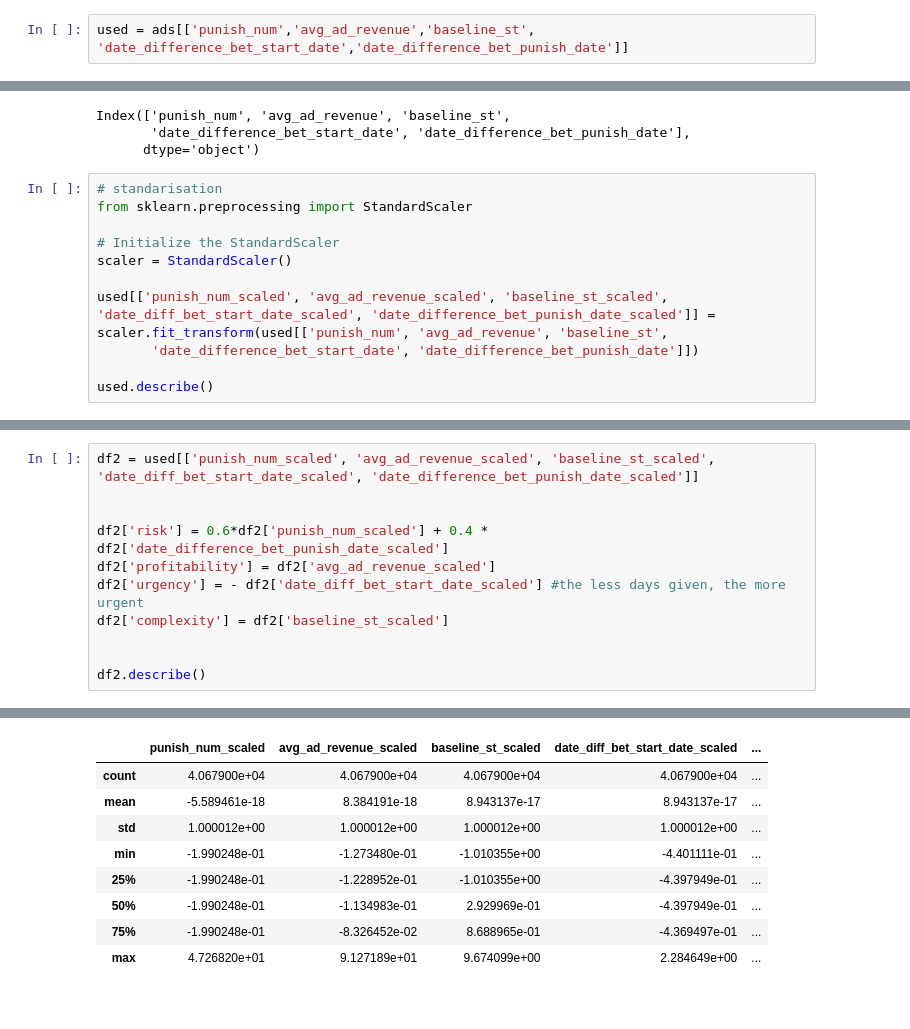
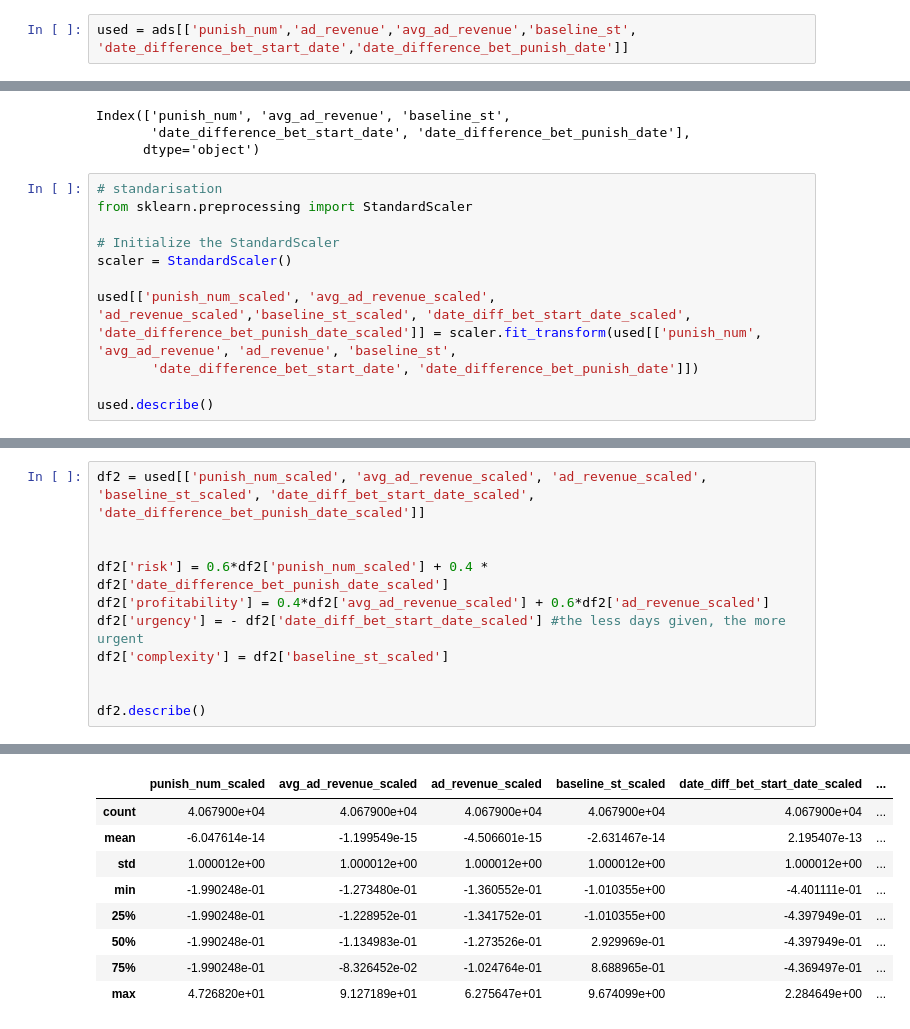
Before and after one commit to liuchennn1414/TikTok_Hungry_Ads, a Jupyter notebook: ads.ipynb, the cells around one changed output, grey strips where cells are left out. Cells and saved outputs as stored; diff of their text form.

```diff
--- a/ads.ipynb
+++ b/ads.ipynb
@@ -203,5 +129,5 @@ plt.show()
 # %%
-used = ads[['punish_num','avg_ad_revenue','baseline_st', 'date_difference_bet_start_date','date_difference_bet_punish_date']]
+used = ads[['punish_num','ad_revenue','avg_ad_revenue','baseline_st', 'date_difference_bet_start_date','date_difference_bet_punish_date']]
 # %%
 used.describe()
 # %% [output]
@@ -227,7 +153,7 @@ from sklearn.preprocessing import StandardScaler
 # Initialize the StandardScaler
 scaler = StandardScaler()
 
-used[['punish_num_scaled', 'avg_ad_revenue_scaled', 'baseline_st_scaled', 'date_diff_bet_start_date_scaled', 'date_difference_bet_punish_date_scaled']] = scaler.fit_transform(used[['punish_num', 'avg_ad_revenue', 'baseline_st',
+used[['punish_num_scaled', 'avg_ad_revenue_scaled', 'ad_revenue_scaled','baseline_st_scaled', 'date_diff_bet_start_date_scaled', 'date_difference_bet_punish_date_scaled']] = scaler.fit_transform(used[['punish_num', 'avg_ad_revenue', 'ad_revenue', 'baseline_st',
        'date_difference_bet_start_date', 'date_difference_bet_punish_date']])
 
 used.describe()
@@ -261,9 +187,9 @@ See the caveats in the documentation: https://pandas.pydata.org/pandas-docs/stab
 # %%
-df2 = used[['punish_num_scaled', 'avg_ad_revenue_scaled', 'baseline_st_scaled', 'date_diff_bet_start_date_scaled', 'date_difference_bet_punish_date_scaled']]
+df2 = used[['punish_num_scaled', 'avg_ad_revenue_scaled', 'ad_revenue_scaled', 'baseline_st_scaled', 'date_diff_bet_start_date_scaled', 'date_difference_bet_punish_date_scaled']]
 
 
 df2['risk'] = 0.6*df2['punish_num_scaled'] + 0.4 * df2['date_difference_bet_punish_date_scaled']
-df2['profitability'] = df2['avg_ad_revenue_scaled']
+df2['profitability'] = 0.4*df2['avg_ad_revenue_scaled'] + 0.6*df2['ad_revenue_scaled']
 df2['urgency'] = - df2['date_diff_bet_start_date_scaled'] #the less days given, the more urgent
 df2['complexity'] = df2['baseline_st_scaled']
 
@@ -283,22 +209,22 @@ See the caveats in the documentation: https://pandas.pydata.org/pandas-docs/stab
 A value is trying to be set on a copy of a slice from a DataFrame.
 Try using .loc[row_indexer,col_indexer] = value instead
 
 See the caveats in the documentation: https://pandas.pydata.org/pandas-docs/stable/user_guide/indexing.html#returning-a-view-versus-a-copy
   df2['urgency'] = - df2['date_diff_bet_start_date_scaled'] #the less days given, the more urgent
 A value is trying to be set on a copy of a slice from a DataFrame.
 Try using .loc[row_indexer,col_indexer] = value instead
 
 See the caveats in the documentation: https://pandas.pydata.org/pandas-docs/stable/user_guide/indexing.html#returning-a-view-versus-a-copy
   df2['complexity'] = df2['baseline_st_scaled']
-|  | punish_num_scaled | avg_ad_revenue_scaled | baseline_st_scaled | date_diff_bet_start_date_scaled | ... |
-| count | 4.067900e+04 | 4.067900e+04 | 4.067900e+04 | 4.067900e+04 | ... |
-| mean | -5.589461e-18 | 8.384191e-18 | 8.943137e-17 | 8.943137e-17 | ... |
-| std | 1.000012e+00 | 1.000012e+00 | 1.000012e+00 | 1.000012e+00 | ... |
-| min | -1.990248e-01 | -1.273480e-01 | -1.010355e+00 | -4.401111e-01 | ... |
-| 25% | -1.990248e-01 | -1.228952e-01 | -1.010355e+00 | -4.397949e-01 | ... |
-| 50% | -1.990248e-01 | -1.134983e-01 | 2.929969e-01 | -4.397949e-01 | ... |
-| 75% | -1.990248e-01 | -8.326452e-02 | 8.688965e-01 | -4.369497e-01 | ... |
-| max | 4.726820e+01 | 9.127189e+01 | 9.674099e+00 | 2.284649e+00 | ... |
+|  | punish_num_scaled | avg_ad_revenue_scaled | ad_revenue_scaled | baseline_st_scaled | date_diff_bet_start_date_scaled | ... |
+| count | 4.067900e+04 | 4.067900e+04 | 4.067900e+04 | 4.067900e+04 | 4.067900e+04 | ... |
+| mean | -6.047614e-14 | -1.199549e-15 | -4.506601e-15 | -2.631467e-14 | 2.195407e-13 | ... |
+| std | 1.000012e+00 | 1.000012e+00 | 1.000012e+00 | 1.000012e+00 | 1.000012e+00 | ... |
+| min | -1.990248e-01 | -1.273480e-01 | -1.360552e-01 | -1.010355e+00 | -4.401111e-01 | ... |
+| 25% | -1.990248e-01 | -1.228952e-01 | -1.341752e-01 | -1.010355e+00 | -4.397949e-01 | ... |
+| 50% | -1.990248e-01 | -1.134983e-01 | -1.273526e-01 | 2.929969e-01 | -4.397949e-01 | ... |
+| 75% | -1.990248e-01 | -8.326452e-02 | -1.024764e-01 | 8.688965e-01 | -4.369497e-01 | ... |
+| max | 4.726820e+01 | 9.127189e+01 | 6.275647e+01 | 9.674099e+00 | 2.284649e+00 | ... |
 # %%
 def min_max_scale(col):
     min_score = min(df2[col])
```
Also changed, not shown: parts of 19 cells of this notebook.
